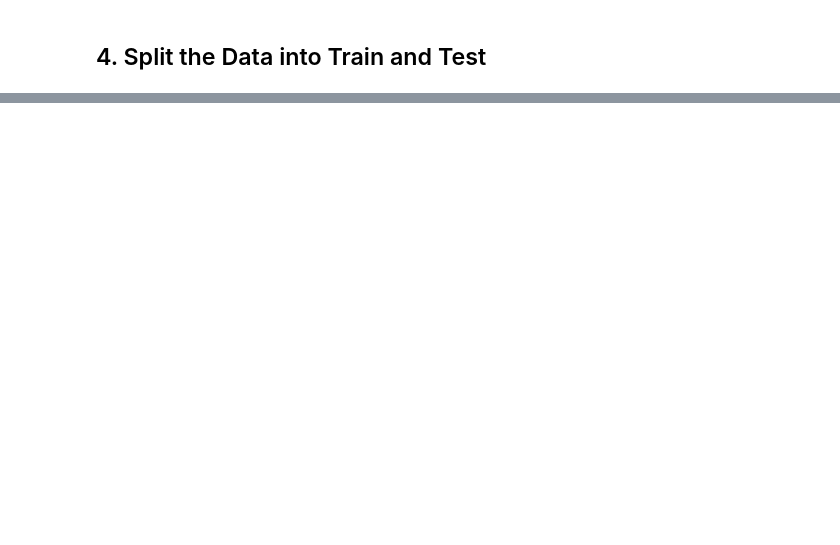
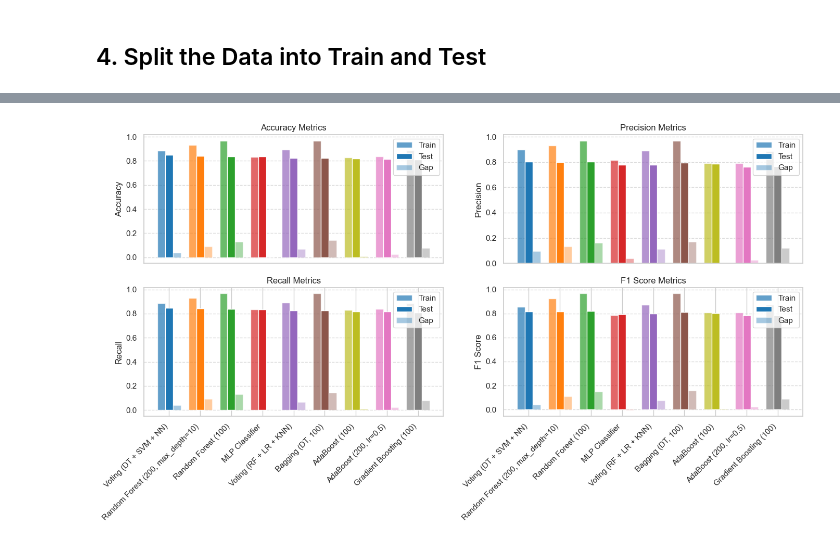
Before and after one commit to gjrich/ml-05, a Jupyter notebook: ensemble-gjrich.ipynb, the cells around one changed output, grey strips where cells are left out. Drawn from its saved outputs; the diff is of its cells as text; code cells hidden in the pictures; blank space fills up the shorter version.

```diff
--- a/ensemble-gjrich.ipynb
+++ b/ensemble-gjrich.ipynb
@@ -489,0 +987,6 @@ I investigated other variables to see
+# %%
+# Convert results to DataFrame and sort by test accuracy
+results_df = pd.DataFrame(results)
+results_df = results_df.sort_values("Test Accuracy", ascending=False)
+print("\nSummary of All Models (Sorted by Test Accuracy):")
+display(results_df)
@@ -489,0 +1005,82 @@ I investigated other variables to see
+# %%
+# Set up consistent colors for each model to use across all charts
+model_colors = {
+    "Voting (DT + SVM + NN)": "#1f77b4",
+    "Random Forest (200, max_depth=10)": "#ff7f0e",
+    "Random Forest (100)": "#2ca02c",
+    "MLP Classifier": "#d62728",
+    "Voting (RF + LR + KNN)": "#9467bd",
+    "Bagging (DT, 100)": "#8c564b",
+    "AdaBoost (200, lr=0.5)": "#e377c2",
+    "Gradient Boosting (100)": "#7f7f7f",
+    "AdaBoost (100)": "#bcbd22"
+}
+
+# Sort models by test accuracy for consistent ordering
+sorted_results = results_df.sort_values('Test Accuracy', ascending=False)
+model_names = sorted_results['Model']
+x = np.arange(len(model_names))
+width = 0.25  # Slightly wider bars
+
+# Create 4 separate figures for the different metric groups
+plt.figure(figsize=(14, 8))
+plt.subplot(2, 2, 1)
+# Accuracy metrics
+for i, model in enumerate(model_names):
+    row = sorted_results[sorted_results['Model'] == model].iloc[0]
+    plt.bar(i-width, row['Train Accuracy'], width, color=model_colors[model], alpha=0.7, label=model if i == 0 else "")
+    plt.bar(i, row['Test Accuracy'], width, color=model_colors[model], label="")
+    plt.bar(i+width, row['Accuracy Gap'], width, color=model_colors[model], alpha=0.4, label="")
+
+plt.ylabel('Accuracy')
+plt.title('Accuracy Metrics')
+plt.xticks([])
+plt.grid(axis='y', linestyle='--', alpha=0.7)
+plt.legend(['Train', 'Test', 'Gap'], loc='upper right')
+
+plt.subplot(2, 2, 2)
+# Precision metrics
+for i, model in enumerate(model_names):
+    row = sorted_results[sorted_results['Model'] == model].iloc[0]
+    plt.bar(i-width, row['Train Precision'], width, color=model_colors[model], alpha=0.7)
+    plt.bar(i, row['Test Precision'], width, color=model_colors[model])
+    plt.bar(i+width, row['Precision Gap'], width, color=model_colors[model], alpha=0.4)
+
+plt.ylabel('Precision')
+plt.title('Precision Metrics')
+plt.xticks([])
+plt.grid(axis='y', linestyle='--', alpha=0.7)
+plt.legend(['Train', 'Test', 'Gap'], loc='upper right')
+
+plt.subplot(2, 2, 3)
+# Recall metrics
+for i, model in enumerate(model_names):
+    row = sorted_results[sorted_results['Model'] == model].iloc[0]
+    plt.bar(i-width, row['Train Recall'], width, color=model_colors[model], alpha=0.7)
+    plt.bar(i, row['Test Recall'], width, color=model_colors[model])
+    plt.bar(i+width, row['Recall Gap'], width, color=model_colors[model], alpha=0.4)
+
+plt.ylabel('Recall')
+plt.title('Recall Metrics')
+plt.xticks(range(len(model_names)), model_names, rotation=45, ha='right')
+plt.grid(axis='y', linestyle='--', alpha=0.7)
+plt.legend(['Train', 'Test', 'Gap'], loc='upper right')
+
+plt.subplot(2, 2, 4)
+# F1 metrics
+for i, model in enumerate(model_names):
+    row = sorted_results[sorted_results['Model'] == model].iloc[0]
+    plt.bar(i-width, row['Train F1'], width, color=model_colors[model], alpha=0.7)
+    plt.bar(i, row['Test F1'], width, color=model_colors[model])
+    plt.bar(i+width, row['F1 Gap'], width, color=model_colors[model], alpha=0.4)
+
+plt.ylabel('F1 Score')
+plt.title('F1 Score Metrics')
+plt.xticks(range(len(model_names)), model_names, rotation=45, ha='right')
+plt.grid(axis='y', linestyle='--', alpha=0.7)
+plt.legend(['Train', 'Test', 'Gap'], loc='upper right')
+
+plt.tight_layout()
+plt.show()
+# %% [output]
+[figure, added]
```
Also changed, not shown: parts of 46 cells of this notebook, 1 other file.
